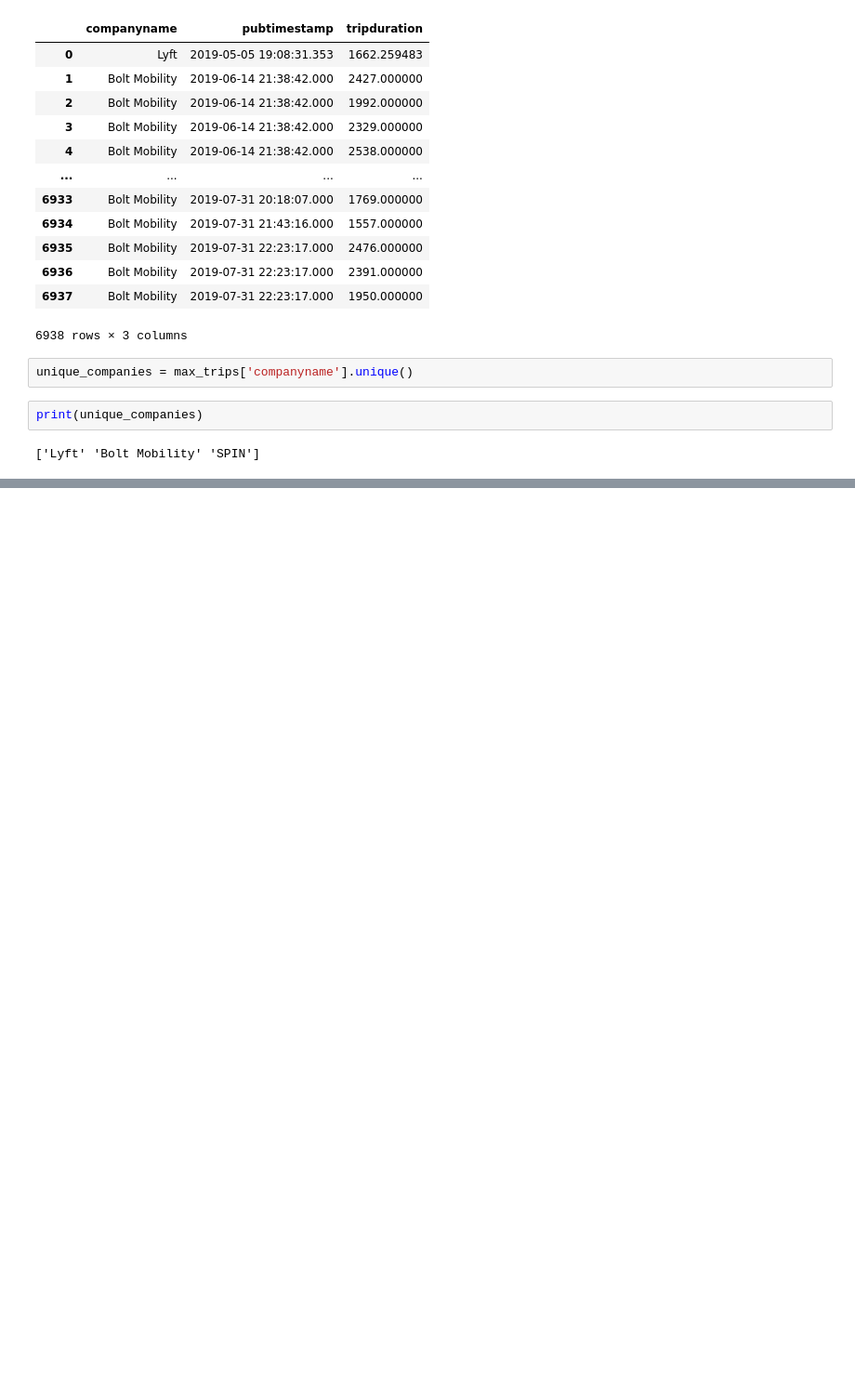
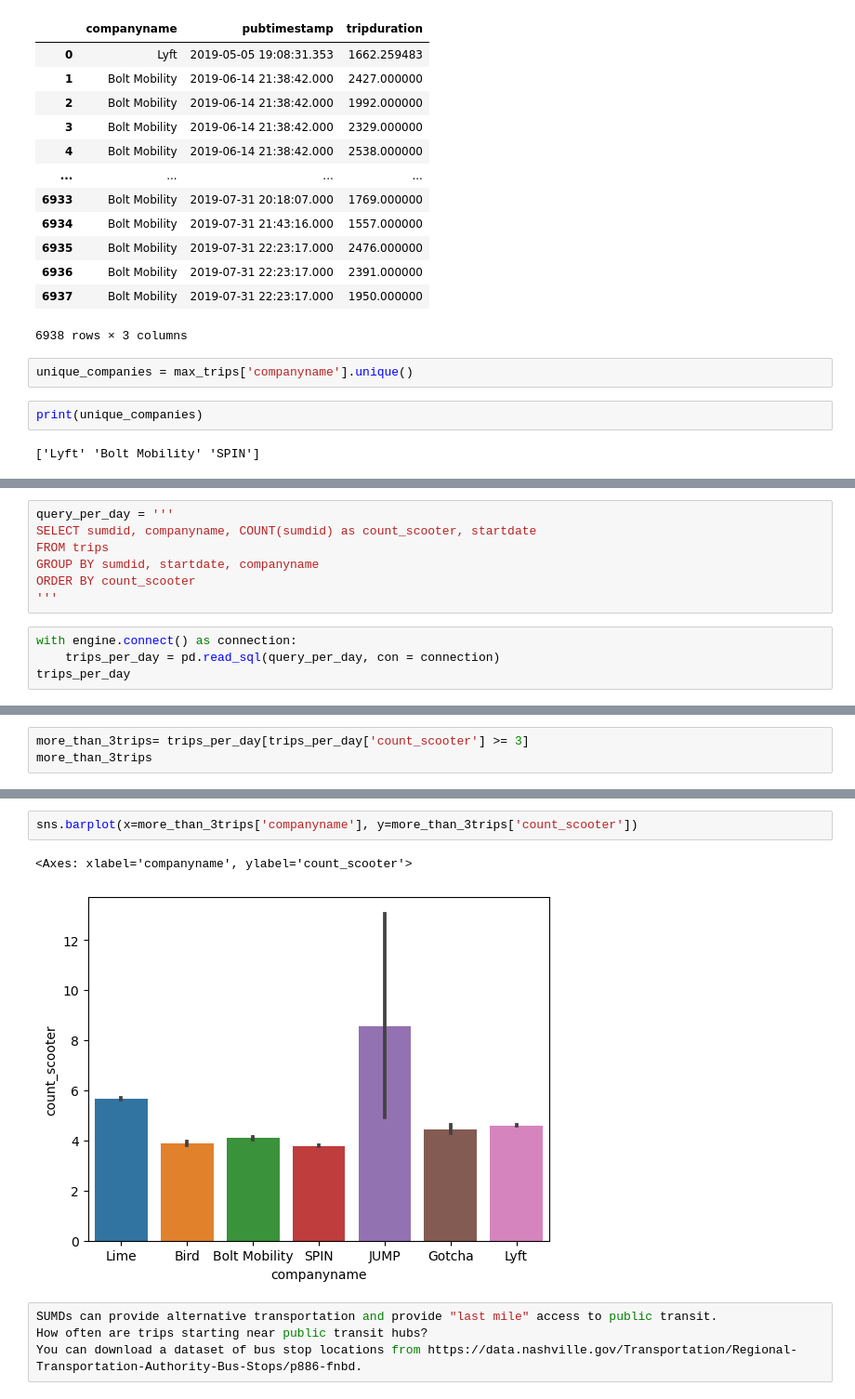
Before and after one commit to NSS-Data-Analytics-Cohort-10/scooters-group-6, a Jupyter notebook: notebooks/sqlalchemy.ipynb, the cells around one changed output, grey strips where cells are left out. Shown at 93% size. Drawn from its saved outputs; the diff is of its cells as text; blank space fills up the shorter version.

```diff
--- a/notebooks/sqlalchemy.ipynb
+++ b/notebooks/sqlalchemy.ipynb
@@ -533,0 +539,11 @@ print(unique_companies)
+# %%
+query_per_day = '''
+SELECT sumdid, companyname, COUNT(sumdid) as count_scooter, startdate
+FROM trips
+GROUP BY sumdid, startdate, companyname
+ORDER BY count_scooter
+'''
+# %%
+with engine.connect() as connection:
+    trips_per_day = pd.read_sql(query_per_day, con = connection)
+trips_per_day
@@ -533,0 +564,3 @@ print(unique_companies)
+# %%
+more_than_3trips= trips_per_day[trips_per_day['count_scooter'] >= 3]
+more_than_3trips
@@ -533,0 +581,9 @@ print(unique_companies)
+# %%
+sns.barplot(x=more_than_3trips['companyname'], y=more_than_3trips['count_scooter'])
+# %% [output]
+<Axes: xlabel='companyname', ylabel='count_scooter'>
+[figure, added]
+# %%
+SUMDs can provide alternative transportation and provide "last mile" access to public transit.
+How often are trips starting near public transit hubs?
+You can download a dataset of bus stop locations from https://data.nashville.gov/Transportation/Regional-Transportation-Authority-Bus-Stops/p886-fnbd.
```
Also changed, not shown: parts of 5 cells of this notebook.
